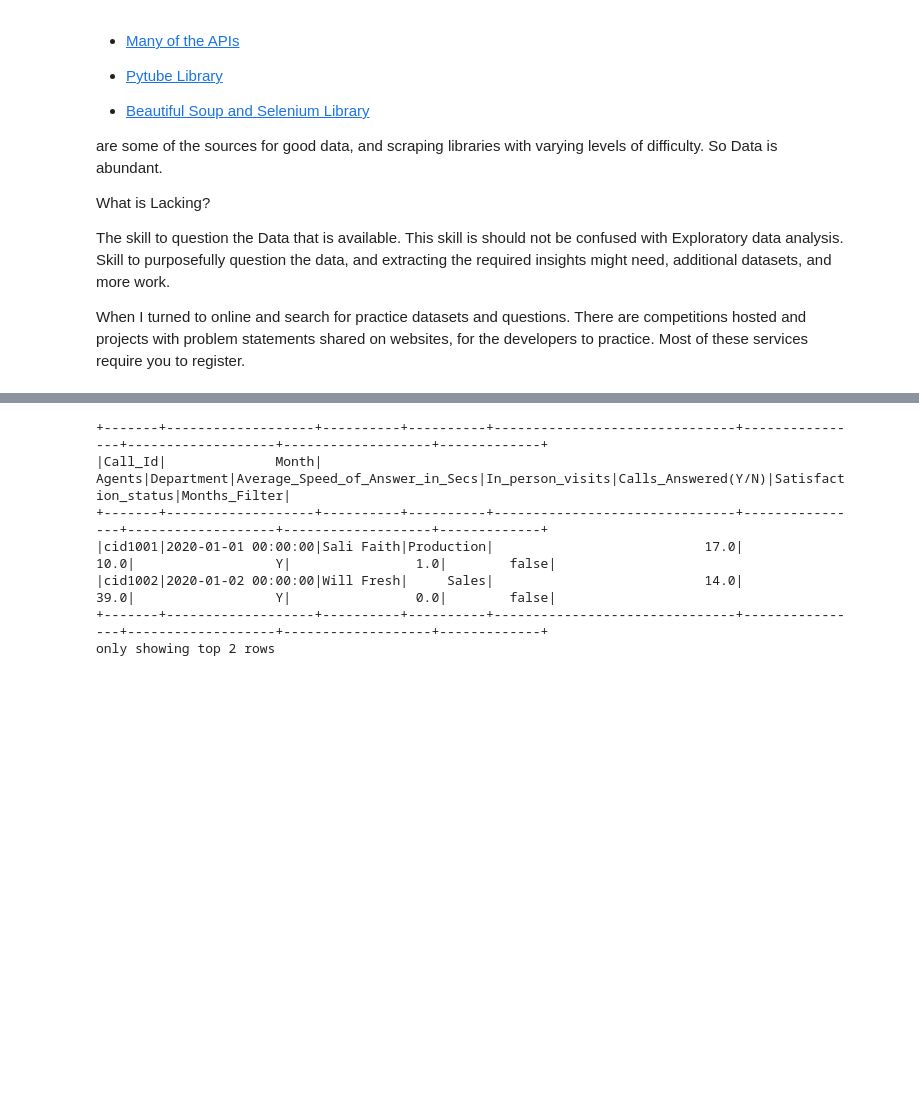
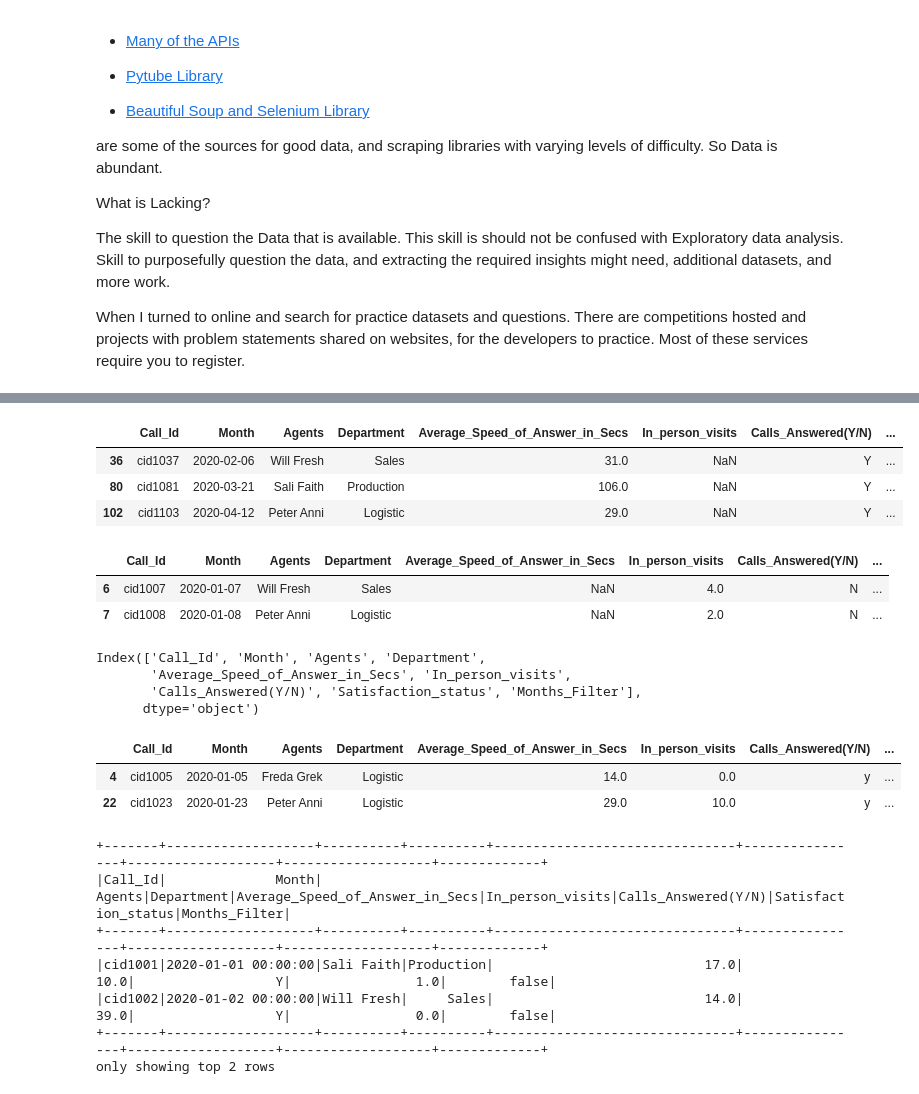
Before and after one commit to Kamalabot/dashboard_Designs, a Jupyter notebook: CallCenterKPI.ipynb, the cells around one changed output, grey strips where cells are left out. Saved outputs shown, nothing was run; the diff lists cells and outputs as text; code cells hidden in the pictures; blank space fills up the shorter version.

Commit message:
Completed the Call Center dataset

```diff
--- a/CallCenterKPI.ipynb
+++ b/CallCenterKPI.ipynb
@@ -71,0 +90,20 @@ mainDS.head()
+# %%
+mainDS[mainDS.In_person_visits.isna()].head(3)
+# %% [output]
+|  | Call_Id | Month | Agents | Department | Average_Speed_of_Answer_in_Secs | In_person_visits | Calls_Answered(Y/N) | ... |
+| 36 | cid1037 | 2020-02-06 | Will Fresh | Sales | 31.0 | NaN | Y | ... |
+| 80 | cid1081 | 2020-03-21 | Sali Faith | Production | 106.0 | NaN | Y | ... |
+| 102 | cid1103 | 2020-04-12 | Peter Anni | Logistic | 29.0 | NaN | Y | ... |
+# %%
+mainDS[mainDS.Average_Speed_of_Answer_in_Secs.isna()].head(2)
+# %% [output]
+|  | Call_Id | Month | Agents | Department | Average_Speed_of_Answer_in_Secs | In_person_visits | Calls_Answered(Y/N) | ... |
+| 6 | cid1007 | 2020-01-07 | Will Fresh | Sales | NaN | 4.0 | N | ... |
+| 7 | cid1008 | 2020-01-08 | Peter Anni | Logistic | NaN | 2.0 | N | ... |
+# %%
+mainDS.columns
+# %% [output]
+Index(['Call_Id', 'Month', 'Agents', 'Department',
+       'Average_Speed_of_Answer_in_Secs', 'In_person_visits',
+       'Calls_Answered(Y/N)', 'Satisfaction_status', 'Months_Filter'],
+      dtype='object')
@@ -72,3 +117,9 @@ mainDS.head()
+# %%
+mainDS[mainDS['Calls_Answered(Y/N)'] != 'Y'].head(2)
+# %% [output]
+|  | Call_Id | Month | Agents | Department | Average_Speed_of_Answer_in_Secs | In_person_visits | Calls_Answered(Y/N) | ... |
+| 4 | cid1005 | 2020-01-05 | Freda Grek | Logistic | 14.0 | 0.0 | y | ... |
+| 22 | cid1023 | 2020-01-23 | Peter Anni | Logistic | 29.0 | 10.0 | y | ... |
 # %%
 #Moving the dataframe to Pyspark
 mainDF = spark.createDataFrame(mainDS)
```
Also changed, not shown: parts of 18 cells of this notebook.
